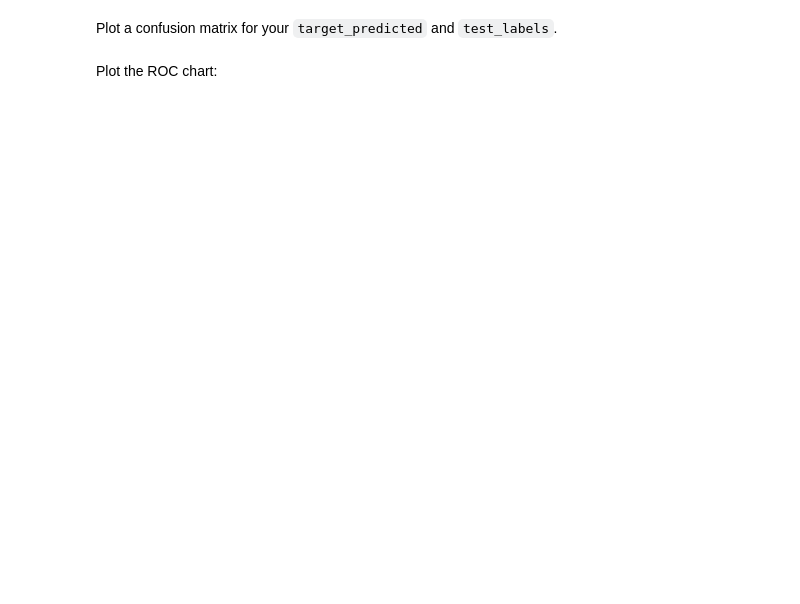
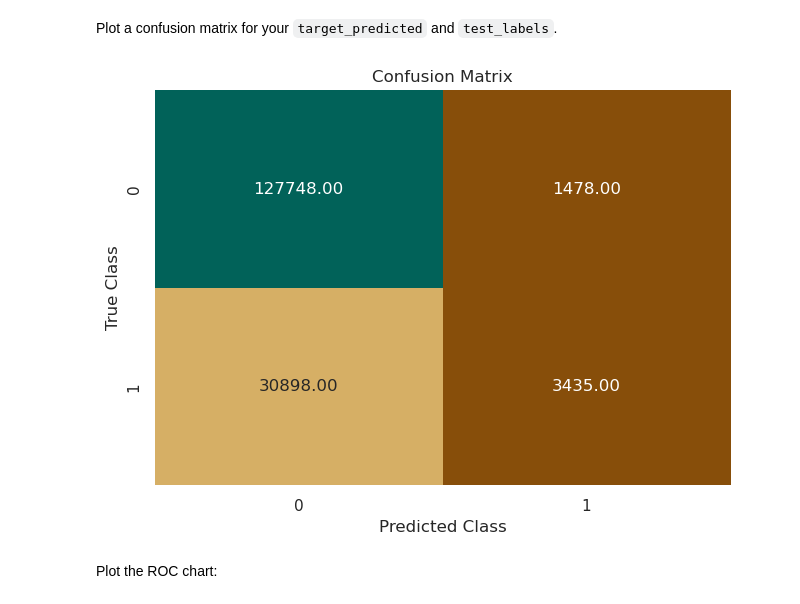
Before and after one commit to Ajia-code/AWS-Machine-Learning-, a Jupyter notebook: Flight_Delay-Student.ipynb, the cells around one changed output. Saved outputs shown, nothing was run; the diff lists cells and outputs as text; code cells hidden in the pictures; blank space fills up the shorter version.

```diff
--- a/Flight_Delay-Student.ipynb
+++ b/Flight_Delay-Student.ipynb
@@ -809,8 +904,8 @@ Next, set up some functions that will help load the test data into Amazon S3 and
 **Note:** Replace `<LabBucketName>` with the name of the lab bucket that was created during the lab setup.
 # %%
 import io
-bucket = 'c92738a2067706l4991958t1w50341086885-flightbucket-380p8en7y1ou'
-#'c92738a2067706l4991958t1w50341086885-flightbucket-13sq9ic9r92xs'
+bucket = 'c92738a2067706l4991958t1w50341086885-flightbucket-10ees86tn1hav'
+#c92738a2067706l4991958t1w50341086885-flightbucket-10ees86tn1hav'
 prefix='flight-linear'
 train_file='flight_train.csv'
 test_file='flight_test.csv'
@@ -1366,7 +1533,8 @@ a. `bucket = <LabBucketName>`
 b. `prefix = 'flight-xgb'`
 3. Use the AWS SDK for Python (Boto3) to upload the model to the bucket.
 # %%
-bucket='c92738a2067706l4991958t1w50341086885-flightbucket-1dngmy82stun7'
+bucket='c92738a2067706l4991958t1w50341086885-flightbucket-10ees86tn1hav'
+#c92738a2067706l4991958t1w50341086885-flightbucket-1dngmy82stun7'
 prefix='flight-xgb'
 train_file='flight_train.csv'
 test_file='flight_test.csv'
@@ -1444,7 +1660,8 @@ Get the predicted target and test labels.
 # %%
 s3 = boto3.client('s3')
 obj = s3.get_object(Bucket=bucket, Key="{}/batch-out/{}".format(prefix,'batch-in.csv.out'))
-target_predicted = pd.read_csv(io.BytesIO(obj['Body'].read()),',',names=['target'])
+target_predicted = pd.read_csv(io.BytesIO(obj['Body'].read()),names=['target'])
+
 test_labels = test.iloc[:,0]
 # %% [markdown]
 Calculate the predicted values based on the defined threshold.
@@ -1468,7 +1698,11 @@ print(target_predicted.head())
 # %% [markdown]
 Plot a confusion matrix for your `target_predicted` and `test_labels`.
 # %%
-# Enter your code here
+plot_confusion_matrix(test_labels, target_predicted)
+
+#Enter your code here
+# %% [output]
+[figure, added]
 # %% [markdown]
 Plot the ROC chart:
 # %%
```
Also changed, not shown: parts of 30 cells of this notebook.
